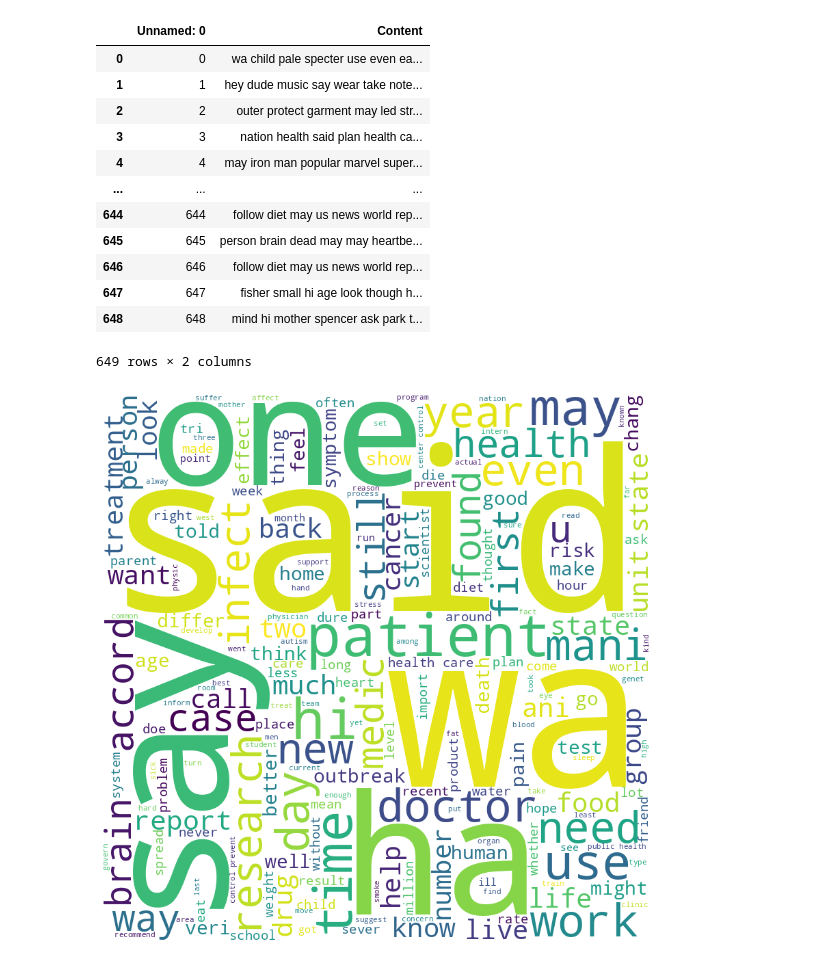
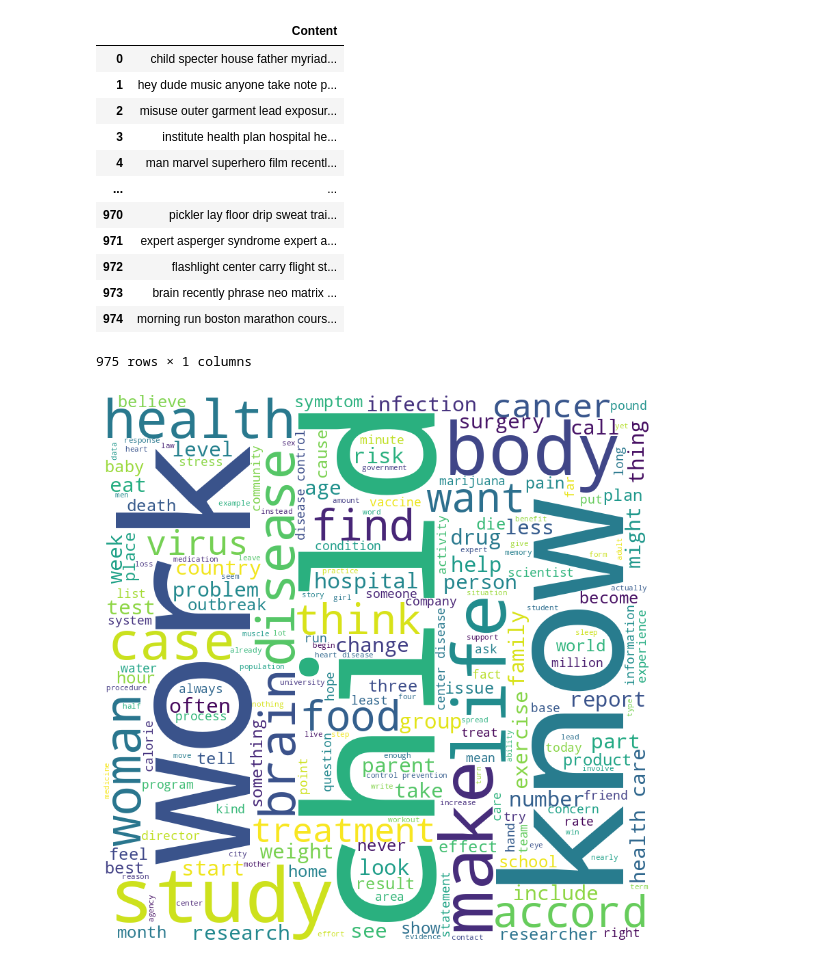
Before and after one commit to ChaithanyaSaiB/UMBC-DATA606-Capstone, a Jupyter notebook: notebooks/Exploration_and_Topic_Modeling.ipynb, the cells around one changed output. Drawn from its saved outputs; the diff is of its cells as text; code cells hidden in the pictures.

```diff
--- a/notebooks/Exploration_and_Topic_Modeling.ipynb
+++ b/notebooks/Exploration_and_Topic_Modeling.ipynb
@@ -15,37 +15,37 @@ from collections import defaultdict
 from sklearn.model_selection import ParameterGrid
 from sklearn.model_selection import train_test_split
 # %%
-data = pd.read_csv('/content/cnnhealth_transformed_second_edit.csv')
+data = pd.read_csv('/content/cnnhealth_transformed.csv')
 data
 # %% [output]
-|  | Unnamed: 0 | Content |
-| 0 | 0 | wa child pale specter use even ea... |
-| 1 | 1 | hey dude music say wear take note... |
-| 2 | 2 | outer protect garment may led str... |
-| 3 | 3 | nation health said plan health ca... |
-| 4 | 4 | may iron man popular marvel super... |
-| ... | ... | ... |
-| 644 | 644 | follow diet may us news world rep... |
-| 645 | 645 | person brain dead may may heartbe... |
-| 646 | 646 | follow diet may us news world rep... |
-| 647 | 647 | fisher small hi age look though h... |
-| 648 | 648 | mind hi mother spencer ask park t... |
+|  | Content |
+| 0 | child specter house father myriad... |
+| 1 | hey dude music anyone take note p... |
+| 2 | misuse outer garment lead exposur... |
+| 3 | institute health plan hospital he... |
+| 4 | man marvel superhero film recentl... |
+| ... | ... |
+| 970 | pickler lay floor drip sweat trai... |
+| 971 | expert asperger syndrome expert a... |
+| 972 | flashlight center carry flight st... |
+| 973 | brain recently phrase neo matrix ... |
+| 974 | morning run boston marathon cours... |
-649 rows × 2 columns
+975 rows × 1 columns
 # %%
 wordcloud = WordCloud(width = 800, height = 800,
                 background_color ='white',
-                stopwords = set(STOPWORDS),
+                #stopwords = set(STOPWORDS),
                 min_font_size = 10).generate(data['Content'].str.cat(sep = ' '))
 
 # plot the WordCloud image
 plt.figure(figsize = (8, 8), facecolor = None)
 plt.imshow(wordcloud)
 plt.axis("off")
 plt.tight_layout(pad = 0)
 
 plt.show()
 # %% [output]
-[figure, old version]
+[figure, new version]
 # %%
 vectorizer = CountVectorizer()
 data_transformed = vectorizer.fit_transform(data['Content'])
```
Also changed, not shown: parts of 10 cells of this notebook.
